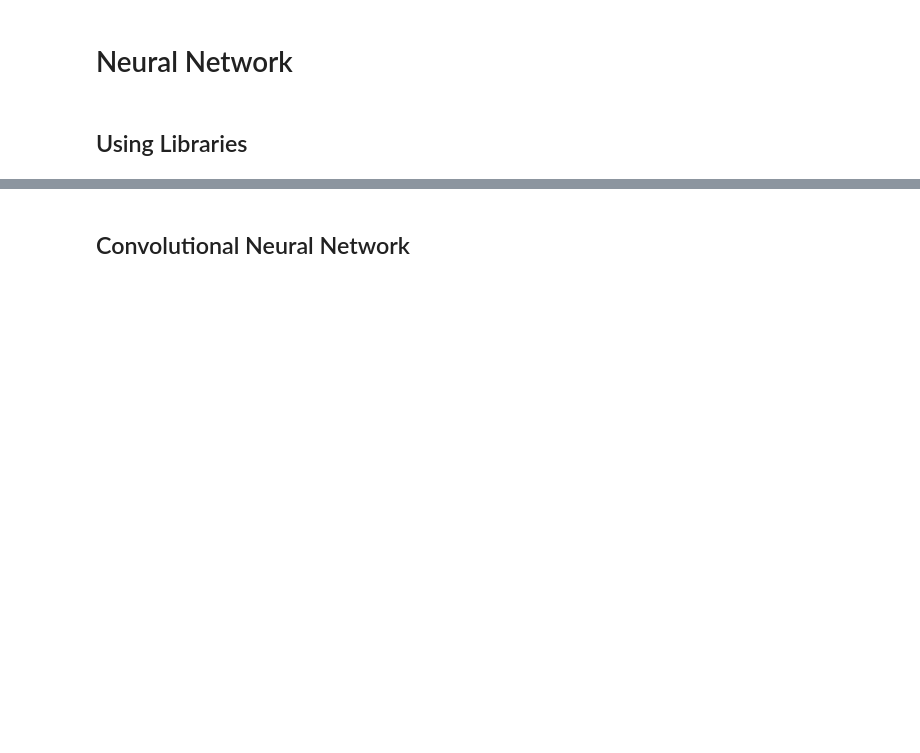
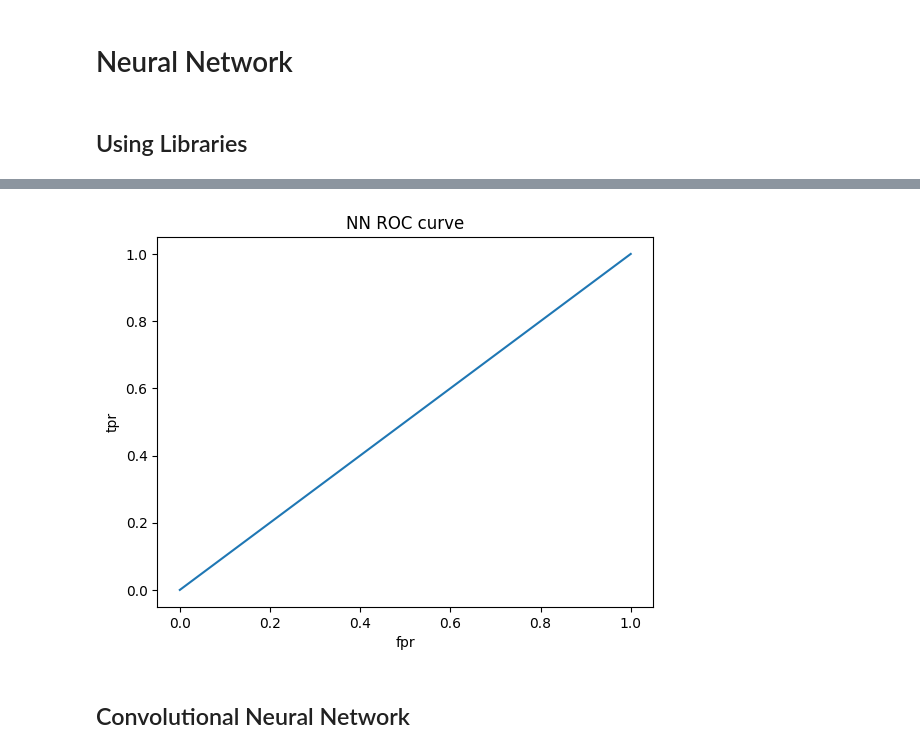
Before and after one commit to coldstrel/ML_project, a Jupyter notebook: ML_Project.ipynb, the cells around one changed output, grey strips where cells are left out. Cells and saved outputs as stored; diff of their text form; code cells hidden in the pictures; blank space fills up the shorter version.

```diff
--- a/ML_Project.ipynb
+++ b/ML_Project.ipynb
@@ -362,11 +363,11 @@ y_test = y_test.to_numpy().reshape(-1,1)
 # %%
 model = keras.Sequential([
     keras.layers.Flatten(input_shape=(1, 15)),
-    keras.layers.Dense(2048, activation='relu'),
-    keras.layers.Dense(1024, activation='relu'),
-    keras.layers.Dense(512, activation='relu'),
-    keras.layers.Dense(256, activation='relu'),
-    keras.layers.Dense(128, activation='relu'),
+    keras.layers.Dense(2048, activation='sigmoid'),
+    keras.layers.Dense(1024, activation='sigmoid'),
+    keras.layers.Dense(512, activation='sigmoid'),
+    keras.layers.Dense(256, activation='sigmoid'),
+    keras.layers.Dense(128, activation='sigmoid'),
     keras.layers.Dense(10, activation='softmax')
 ])
 # %%
@@ -406,11 +407,12 @@ Test accuracy: 0.8333333134651184
 # %%
 # Make predictions on the first 3 test samples
-predictions = model.predict(X_test[0:6])
+predictions = model.predict(X_test)
 
 # Convert predictions from probabilities to class labels
 predicted_classes = np.argmax(predictions, axis=1)
 
+
 # Print the predicted values and the true values
 print('Predicted classes:', predicted_classes)
-#print('True classes:', y_test[0:6])
+print('True classes:', y_test)
 # %% [output]
@@ -447,3 +456,15 @@ The predicted gender for the name 'Emma' is: Female
+# %%
+fpr, tpr, thresholds = roc_curve(y_test, predicted_classes)
+
+
+plt.plot()
+plt.plot(fpr,tpr, label='NN')
+plt.xlabel('fpr')
+plt.ylabel('tpr')
+plt.title(f'NN ROC curve')
+plt.show()
+# %% [output]
+[figure, added]
 # %% [markdown]
 ## Convolutional Neural Network
 # %%
```
Also changed, not shown: parts of 11 cells of this notebook.
